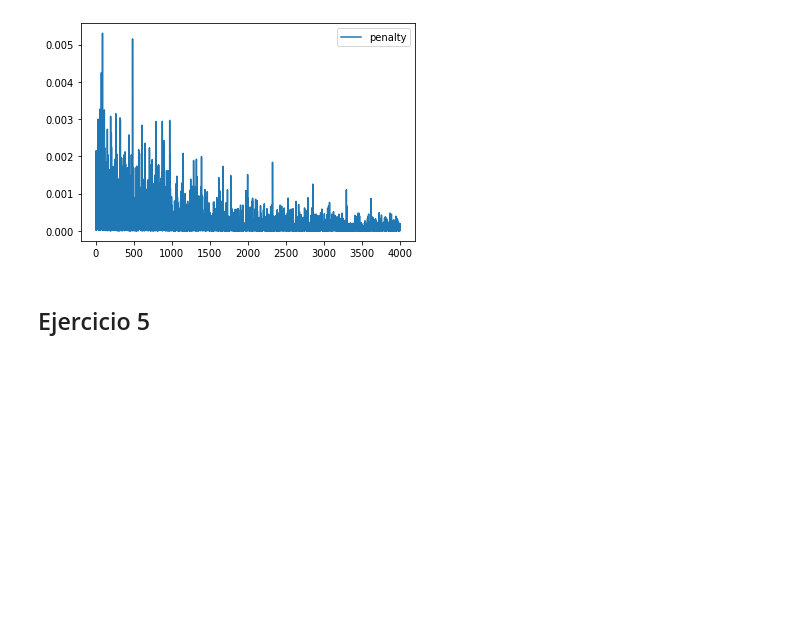
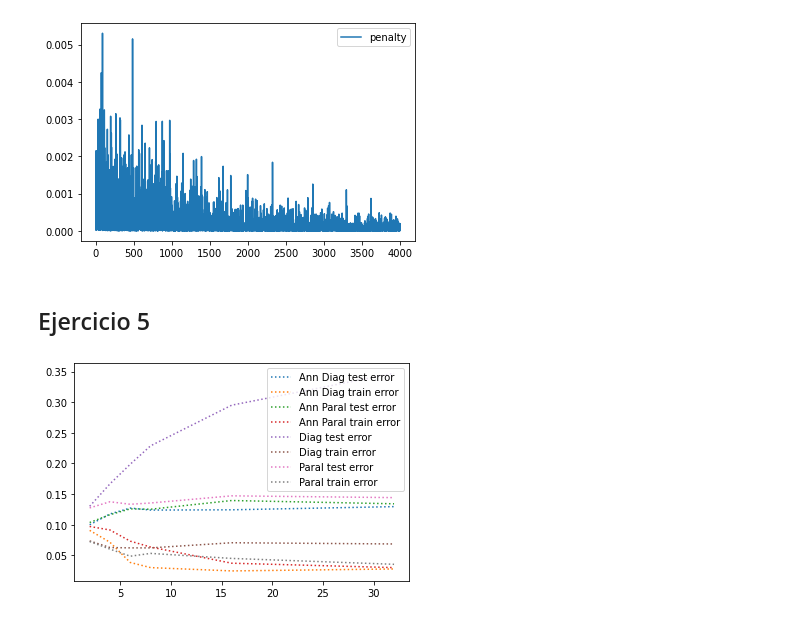
Before and after one commit to natimellino/IAA, a Jupyter notebook: TP2/ANN.ipynb, the cells around one changed output. Saved outputs shown, nothing was run; the diff lists cells and outputs as text; code cells hidden in the pictures; blank space fills up the shorter version.

```diff
--- a/TP2/ANN.ipynb
+++ b/TP2/ANN.ipynb
@@ -495,8 +496,3 @@ plt.show()
 [figure]
 # %% [markdown]
 ## Ejercicio 5
-# %%
-def ej5():
-    pass
-
-ej5()
@@ -502,0 +624,53 @@ ej5()
+# %%
+ann_error_diag, ann_error_paral = ej5(0.1, 0.5, 50)
+# %%
+# Obtenemos los resultados del trabajo de árboles
+ad_error_diag, ad_error_paral = ej4tp1.ej4tp1()
+
+# Graficamos todo
+# %%
+plt.plot(ann_error_diag['d'],
+    ann_error_diag['Test Error'],
+    label="Ann Diag test error",
+    linestyle=":"
+)
+plt.plot(ann_error_diag['d'],
+    ann_error_diag['Train Error'],
+    label="Ann Diag train error",
+    linestyle=":"
+)
+plt.plot(ann_error_paral['d'],
+    ann_error_paral['Test Error'],
+    label="Ann Paral test error",
+    linestyle=":"
+)
+plt.plot(ann_error_paral['d'],
+    ann_error_paral['Train Error'],
+    label="Ann Paral train error",
+    linestyle=":"
+)
+
+plt.plot(ad_error_diag['d'],
+    ad_error_diag['Test Error'],
+    label="Diag test error",
+    linestyle=":"
+)
+plt.plot(ad_error_diag['d'],
+    ad_error_diag['Train Error'],
+    label="Diag train error",
+    linestyle=":"
+)
+plt.plot(ad_error_paral['d'],
+    ad_error_paral['Test Error'],
+    label="Paral test error",
+    linestyle=":"
+)
+plt.plot(ad_error_paral['d'],
+    ad_error_paral['Train Error'],
+    label="Paral train error",
+    linestyle=":"
+)
+plt.legend()
+plt.show()
+# %% [output]
+[figure, added]
```
Also changed, not shown: parts of 3 cells of this notebook, 2 other files.
